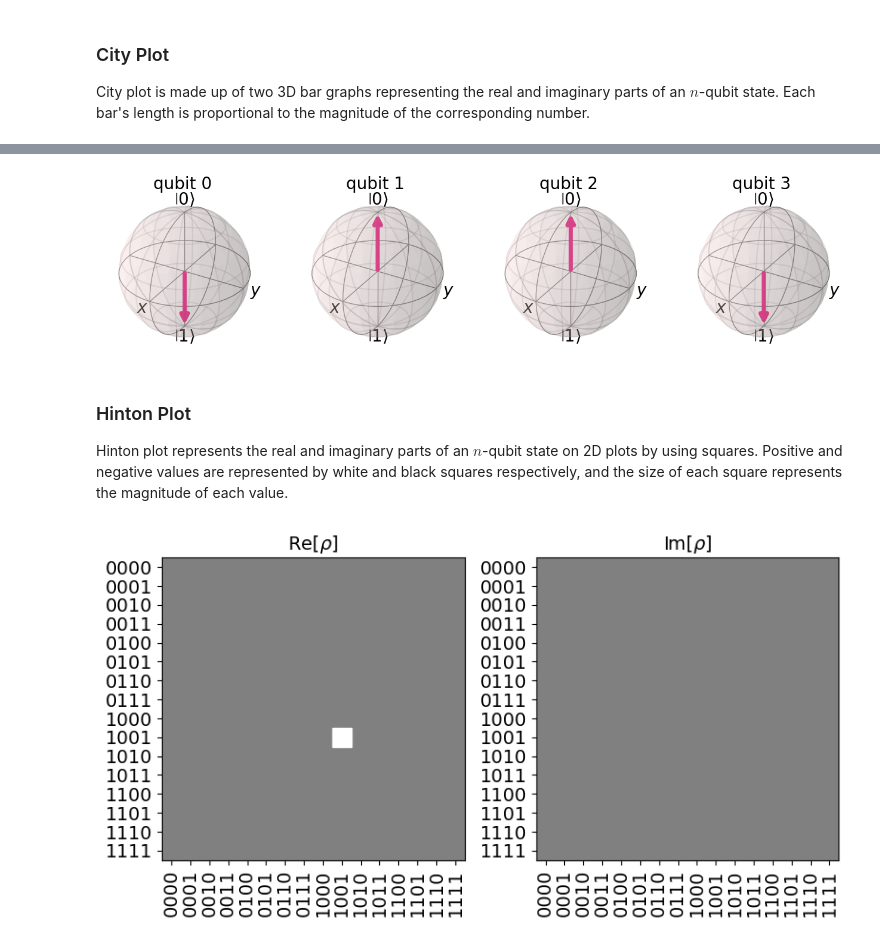
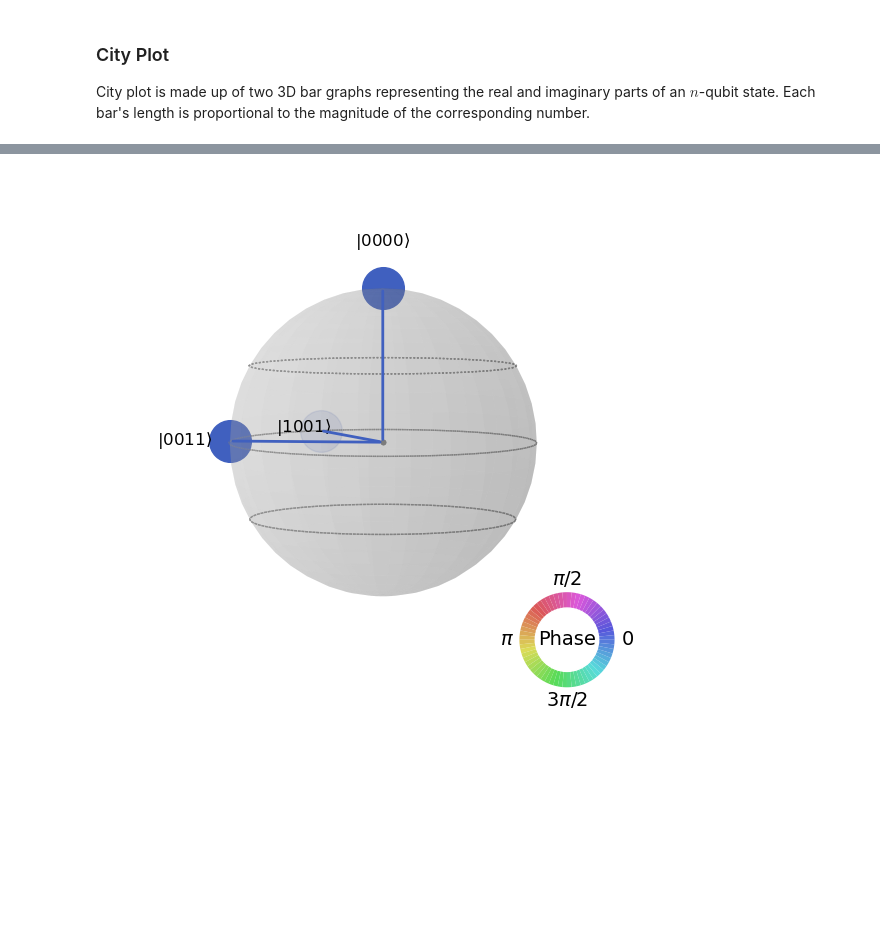
Before and after one commit to lynkos/grovers-algorithm, a Jupyter notebook: Grovers-Algorithm.ipynb, the cells around one changed output, grey strips where cells are left out. Saved outputs shown, nothing was run; the diff lists cells and outputs as text; code cells hidden in the pictures; blank space fills up the shorter version.

```diff
--- a/Grovers-Algorithm.ipynb
+++ b/Grovers-Algorithm.ipynb
@@ -102,8 +103,8 @@ $D = H^{\otimes n}U_{0}H^{\otimes n}$
 We create $D$ by applying $H^{\otimes n}$, $U_{w}$ with its target state $w$ set to $|0 \rangle^{n}$, and $H^{\otimes n}$ again to each qubit. This leaves us with the final equation we've implemented in `diffuser()`:
 # %%
 def diffuser(name: str = "Diffuser") -> qc:
-    """Amplify target state's amplitude, which decreases the amplitudes of other
-    states and increases the probability of getting the correct solution (i.e. target state).
+    """Amplify target state(s) amplitude, which decreases the amplitudes of other states
+    and increases the probability of getting the correct solution (i.e. target state(s)).
 
     Args:
         name (str, optional): Quantum circuit's name. Defaults to "Diffuser".
@@ -115,7 +116,7 @@ def diffuser(name: str = "Diffuser") -> qc:
     diffuser = qc(QUBITS, name = name)
 
     diffuser.h(QUBITS)                          # Hadamard gate
-    diffuser.append(oracle("0" * N), QUBITS)    # Oracle with all zero target state
+    diffuser.append(oracle(["0" * N]), QUBITS)    # Oracle with all zero target state
     diffuser.h(QUBITS)                          # Hadamard gate
 
     return diffuser
@@ -150,5 +153,5 @@ The final step involves measuring $|\psi_{t} \rangle$, which should return the t
 # %%
-def grover(name: str = "Grover's Algorithm") -> qc:
+def grover(name: str = "Grover Circuit") -> qc:
     """Create quantum circuit representation of Grover's algorithm,
     which consists of 4 parts: (1) state preparation/initialization,
     (2) oracle, (3) diffuser, and (4) measurement of resulting state.
@@ -172,7 +175,7 @@ def grover(name: str = "Grover's Algorithm") -> qc:
     grover.barrier()
 
     # Apply oracle and diffuser (i.e. Grover operator) optimal number of times
-    for _ in range(int((math.pi / 4) * math.sqrt(2 ** N))):
+    for _ in range(int((math.pi / 4) * math.sqrt((2 ** N) / len(TARGETS)))):
         grover.append(grover_oracle, QUBITS)
         grover.append(grover_diffuser, QUBITS)
 
@@ -208,9 +215,9 @@ def outcome(winner: str, frequency: int) -> None:
 # Simulate Grover's algorithm with grover_circuit, then get each state's frequency
 counts = execute(grover_circuit, Aer.get_backend("qasm_simulator"), shots = SHOTS).result().get_counts()
 
-# Find winner (i.e. state with highest count)
-winner = max(counts, key = counts.get)
+# Find winner(s) (i.e. state(s) with highest count)
+winners = heapq.nlargest(len(TARGETS), counts, key = counts.get)
 
 # Print outcome
-outcome(winner, counts[winner])
+outcome(winners, [counts.get(winner) for winner in winners])
 # %% [output]
@@ -242,3 +242,13 @@ Statevector([ 0.+0.j,  0.+0.j,  0.+0.j,  0.+0.j,  0.+0.j,  0.+0.j,  0.+0.j,
+# %%
+# List containing m winner(s)
+matrices = [dm.from_label(winners[i]) for i in range(len(winners))]
+
+# Initialize density matrix with first state
+density_matrix = matrices[0]
+
+# Generate density matrix representation of grover_circuit
+for i in range(1, N - 1):
+    density_matrix += matrices[i]
 # %% [markdown]
 ### City Plot
 
@@ -282,14 +312,5 @@ Coefficients $r_{x}, r_{y}, r_{z}$ are components of the vector representing a m
 # %%
-# Bloch sphere representation of state_vector
-state_vector.draw("bloch")
+# Qsphere representation of density_matrix
+density_matrix.draw("qsphere")
 # %% [output]
-[figure, old version]
+[figure, new version]
-# %% [markdown]
-### Hinton Plot
-
-Hinton plot represents the real and imaginary parts of an $n$-qubit state on 2D plots by using squares. Positive and negative values are represented by white and black squares respectively, and the size of each square represents the magnitude of each value.
-# %%
-# Hinton plot of state_vector
-state_vector.draw("hinton")
-# %% [output]
-[figure, removed]
```
Also changed, not shown: parts of 25 cells of this notebook.
